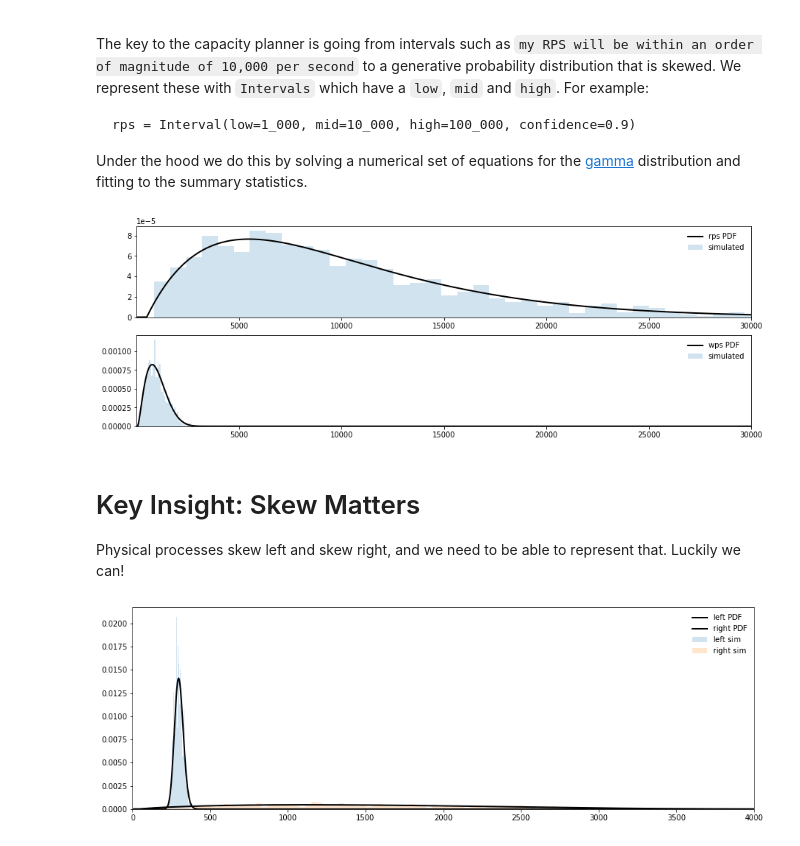
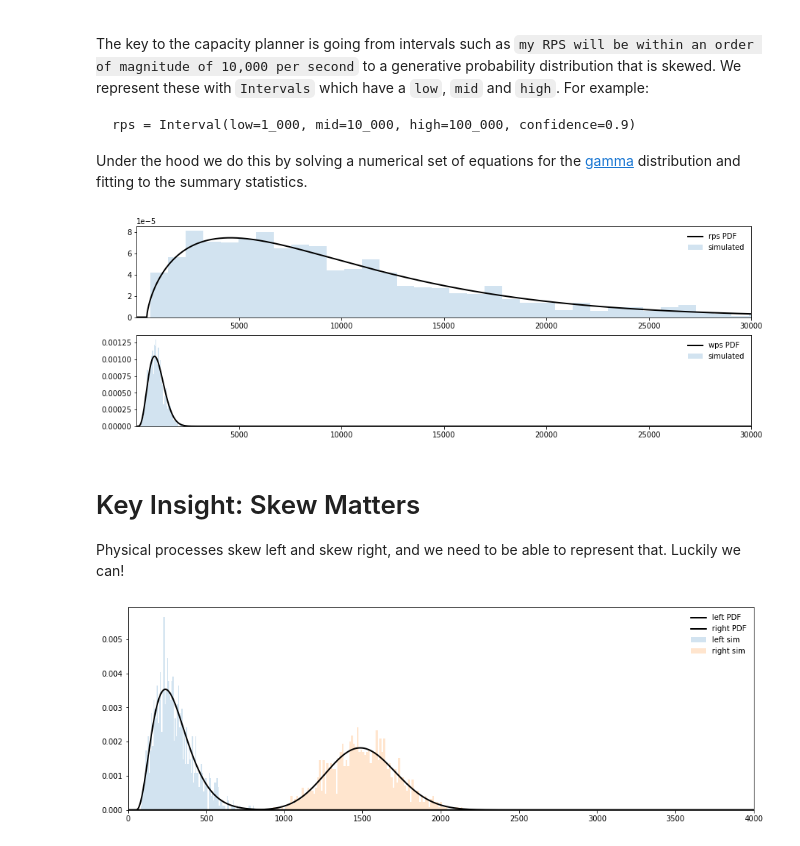
Before and after one commit to Netflix-Skunkworks/service-capacity-modeling, a Jupyter notebook: notebooks/demo.ipynb, the cells around one changed output. Saved outputs shown, nothing was run; the diff lists cells and outputs as text; code cells hidden in the pictures.

```diff
--- a/notebooks/demo.ipynb
+++ b/notebooks/demo.ipynb
@@ -390,8 +390,8 @@ from service_capacity_modeling.stats import dist_for_interval
 import matplotlib.pyplot as plt
 import numpy as np
 
-rps = Interval(low=1_000, mid=10_000, high=100_000, confidence=0.9)
-wps = Interval(low=100, mid=1_000, high=2_000, confidence=0.9)
+rps = Interval(low=1_000, mid=10_000, high=100_000, confidence=0.98)
+wps = Interval(low=100, mid=1_000, high=2_000, confidence=0.98)
 
 rps_beta = dist_for_interval(rps)
 wps_beta = dist_for_interval(wps)
@@ -421,32 +421,32 @@ ax2.set_xlim(5, 30_000)
 
 plt.show()
 # %% [output]
-[figure, old version]
+[figure, new version]
 # %% [markdown]
 # Key Insight: Skew Matters
 
 Physical processes skew left and skew right, and we need to be able to represent that. Luckily we can!
 # %%
-left_skew = Interval(low=100, mid=300, high=2000, confidence=0.9)
-right_skew = Interval(low=100, mid=1500, high=2000, confidence=0.9)
+left_skew = Interval(low=100, mid=300, high=2000, confidence=0.98)
+right_skew = Interval(low=100, mid=1500, high=2000, confidence=0.98)
 
-left_gamma = dist_for_interval(left_skew)
-right_gamma = dist_for_interval(right_skew)
+left_beta = dist_for_interval(left_skew)
+right_beta = dist_for_interval(right_skew)
 
 fig, ax = plt.subplots(1, 1, figsize=(15,5))
 
 x = np.linspace(10, 4000, 1000)
 
 # Now right skew
-ax.plot(x, left_gamma.pdf(x), 'k-', lw=2, label='left PDF')
-ax.plot(x, right_gamma.pdf(x), 'k-', lw=2, label='right PDF')
+ax.plot(x, left_beta.pdf(x), 'k-', lw=2, label='left PDF')
+ax.plot(x, right_beta.pdf(x), 'k-', lw=2, label='right PDF')
 
-ax.hist(left_gamma.rvs(size=1028), density=True, histtype='stepfilled', alpha=0.2, bins=100, label="left sim")
-ax.hist(right_gamma.rvs(size=1028), density=True, histtype='stepfilled', alpha=0.2, bins=100, label="right sim")
+ax.hist(left_beta.rvs(size=1028), density=True, histtype='stepfilled', alpha=0.2, bins=100, label="left sim")
+ax.hist(right_beta.rvs(size=1028), density=True, histtype='stepfilled', alpha=0.2, bins=100, label="right sim")
 
 ax.legend(loc='best', frameon=False)
 ax.set_xlim(0.0, 4000)
 
 plt.show()
 # %% [output]
-[figure, old version]
+[figure, new version]
```
Also changed, not shown: parts of 10 cells of this notebook, 9 other files.
